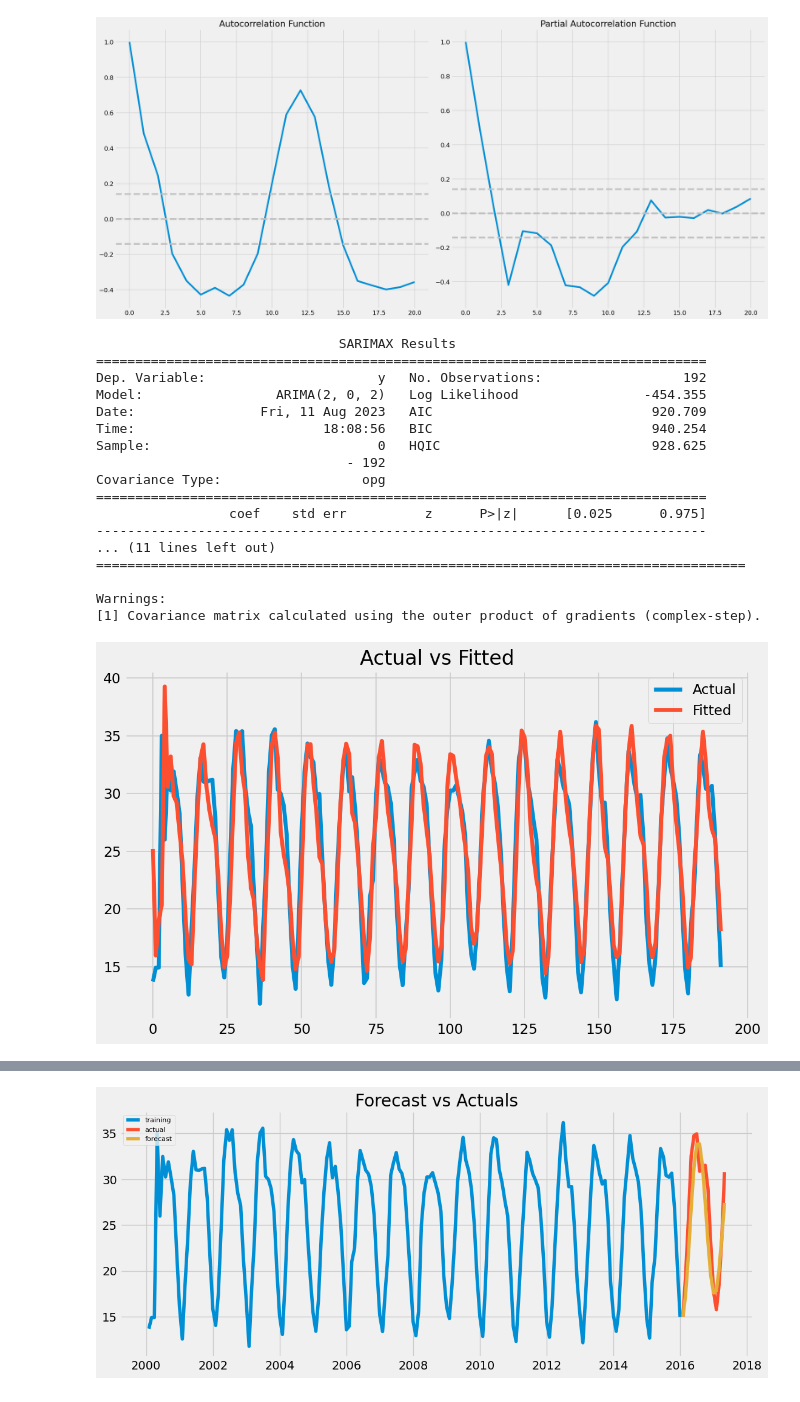
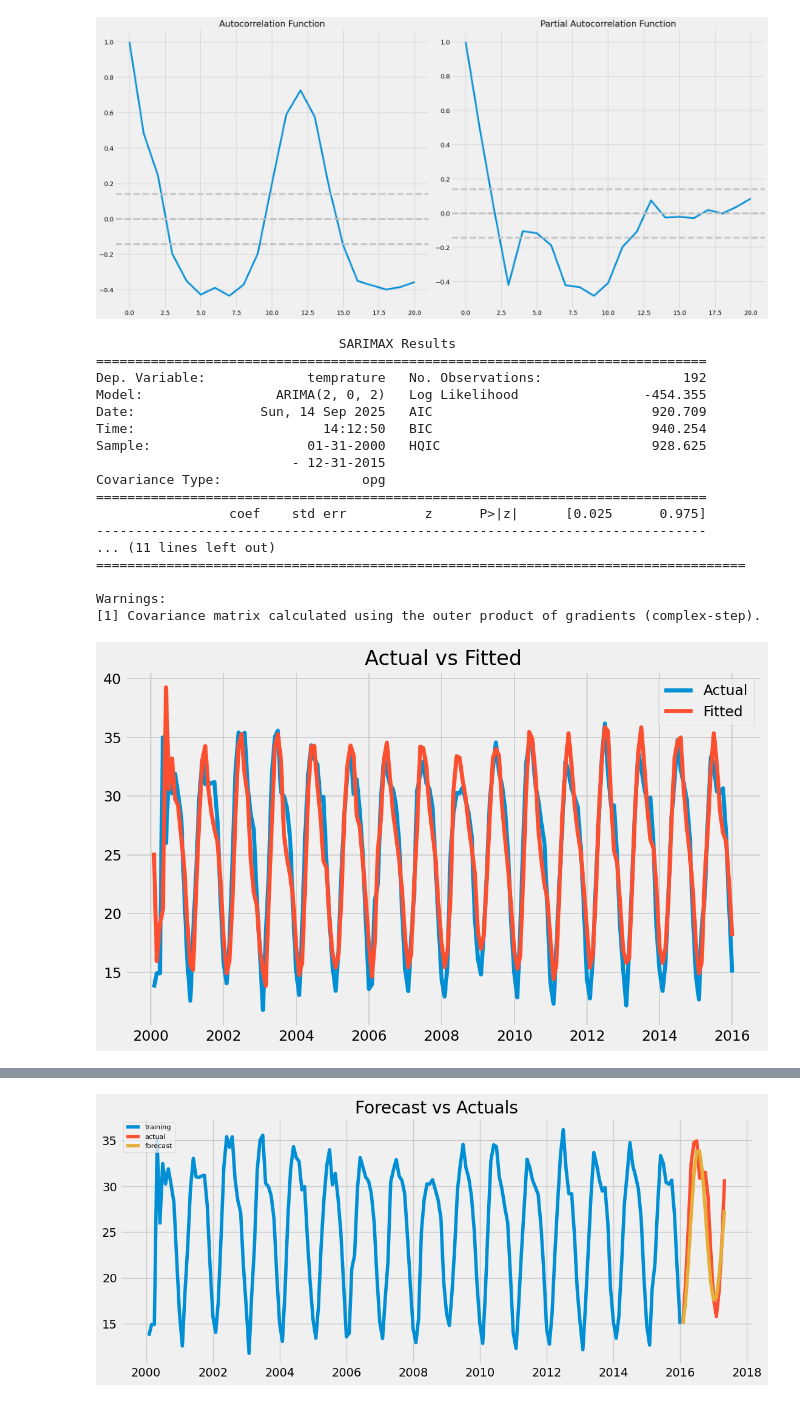
Before and after one commit to imsampada/Weather-Prediction-AI-ML-, a Jupyter notebook: Weather_Prediction.ipynb, the cells around one changed output, grey strips where cells are left out. Drawn from its saved outputs; the diff is of its cells as text; code cells hidden in the pictures.

```diff
--- a/Weather_Prediction.ipynb
+++ b/Weather_Prediction.ipynb
@@ -161,3 +157,6 @@ test_df.drop(columns='humidity', axis=1, inplace=True)
+# %%
+train_df = weather_df['2000':'2015'].drop(columns='condition').resample('ME').mean().ffill()
+test_df = weather_df['2016':'2017'].drop(columns='condition').resample('ME').mean().ffill()
 # %%
 # check rolling mean and rolling standard deviation
 def plot_rolling_mean_std(ts):
@@ -258,7 +257,7 @@ from statsmodels.tsa.arima.model import ARIMA
 order = (2, 0, 2)
 
 # Create and fit the ARIMA model
-model = ARIMA(train_df.values, order=order)
+model = ARIMA(train_df['temprature'], order=order)
 model_fit = model.fit()
 
 # Print the summary of the model
@@ -266,12 +265,12 @@ print(model_fit.summary())
 # %% [output]
                                SARIMAX Results
 ==============================================================================
-Dep. Variable:                      y   No. Observations:                  192
+Dep. Variable:             temprature   No. Observations:                  192
 Model:                 ARIMA(2, 0, 2)   Log Likelihood                -454.355
-Date:                Fri, 11 Aug 2023   AIC                            920.709
-Time:                        18:08:56   BIC                            940.254
-Sample:                             0   HQIC                           928.625
-                                - 192
+Date:                Sun, 14 Sep 2025   AIC                            920.709
+Time:                        14:12:50   BIC                            940.254
+Sample:                    01-31-2000   HQIC                           928.625
+                         - 12-31-2015
 Covariance Type:                  opg
 ==============================================================================
                  coef    std err          z      P>|z|      [0.025      0.975]
@@ -284,17 +283,17 @@ Warnings:
 # %%
 # Get the predicted values and residuals
 predicted = model_fit.predict()
-residuals = train_df.values - predicted
+residuals = train_df['temprature'].values - predicted
 
 # Plot actual vs fitted
 plt.figure(figsize=(10, 6))
-plt.plot(train_df.values, label='Actual')
-plt.plot(predicted, label='Fitted')
+plt.plot(train_df.index, train_df['temprature'].values, label='Actual')
+plt.plot(train_df.index, predicted, label='Fitted')
 plt.legend()
 plt.title('Actual vs Fitted')
 plt.show()
 # %% [output]
-[figure, old version]
+[figure, new version]
 # %%
 # Plot residual errors
 residuals = pd.DataFrame(model_fit.resid)
```
Also changed, not shown: parts of 10 cells of this notebook.
